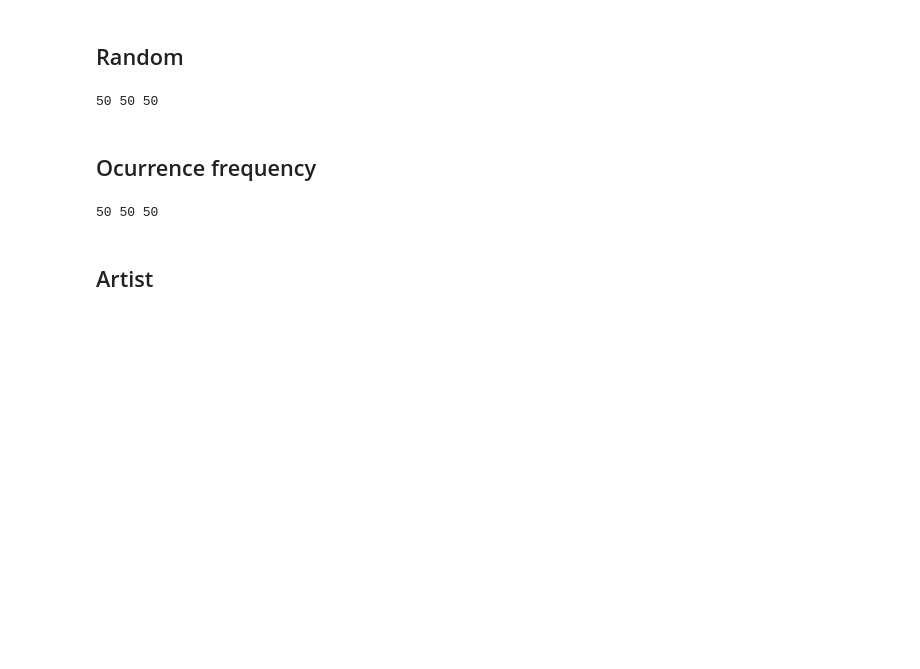
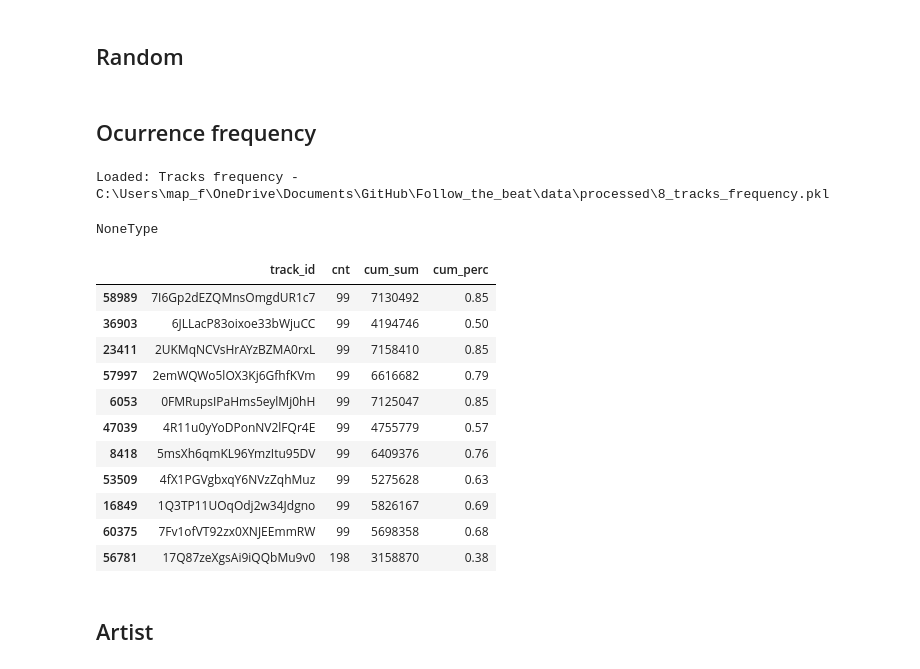
Before and after one commit to MarceloAlvesPereira/Follow_the_beat, a Jupyter notebook: Feel_the_rhythm_5_co_ocurrence.ipynb, the cells around one changed output. Cells and saved outputs as stored; diff of their text form; code cells hidden in the pictures; blank space fills up the shorter version.

```diff
--- a/Feel_the_rhythm_5_co_ocurrence.ipynb
+++ b/Feel_the_rhythm_5_co_ocurrence.ipynb
@@ -302,7 +302,9 @@ def prepare_inputs(playlist_trx, trx_train, trx_test, fraction):
 def get_trk_rnd(playlist_trx, trx_train, trx_test, fraction):
     trx_available, reference_trx, expected_trx = prepare_inputs(playlist_trx, trx_train, trx_test, fraction)
 
-    selected_trx = random.sample(trx_available['id'].values.tolist(), len(expected_trx))
+    select = random.sample(trx_available['id'].values.tolist(), len(expected_trx))
+
+    selected_trx = trx_available[trx_available.id.isin(select)]
 
     return reference_trx, expected_trx, selected_trx
 
@@ -312,5 +314,3 @@ def get_trk_rnd(playlist_trx, trx_train, trx_test, fraction):
 #     df_tracks_test, .5)
 # print(len(reference_trx), len(expected_trx), len(selected_trx))
 # reference_trx, expected_trx, selected_trx
-# %% [output]
-50 50 50
@@ -374,15 +357,47 @@ trx.head()
+# %%
+b = get_trx_freq(co_occurrence_tracks_train)
+# print(len(tracks_frequency))
+# %% [output]
+Loaded: Tracks frequency - C:\Users\map_f\OneDrive\Documents\GitHub\Follow_the_beat\data\processed\8_tracks_frequency.pkl
+# %%
+data_path = os.getcwd() + '\\data\\processed\\8_tracks_frequency.pkl'
+txt = 'Tracks frequency - ' + data_path
+if os.path.exists(data_path):
+    print('Loaded: ' + txt)
+    with open(data_path, 'rb') as f:
+        c = pickle.load(f)
+# %% [output]
+NoneType
+# %%
+a = tracks_frequency.groupby('cnt', group_keys=False).apply(lambda x: x.sample(frac=20/len(tracks_frequency)))
+a
+# %% [output]
+|  | track_id | cnt | cum_sum | cum_perc |
+| 58989 | 7I6Gp2dEZQMnsOmgdUR1c7 | 99 | 7130492 | 0.85 |
+| 36903 | 6JLLacP83oixoe33bWjuCC | 99 | 4194746 | 0.50 |
+| 23411 | 2UKMqNCVsHrAYzBZMA0rxL | 99 | 7158410 | 0.85 |
+| 57997 | 2emWQWo5lOX3Kj6GfhfKVm | 99 | 6616682 | 0.79 |
+| 6053 | 0FMRupsIPaHms5eylMj0hH | 99 | 7125047 | 0.85 |
+| 47039 | 4R11u0yYoDPonNV2lFQr4E | 99 | 4755779 | 0.57 |
+| 8418 | 5msXh6qmKL96YmzItu95DV | 99 | 6409376 | 0.76 |
+| 53509 | 4fX1PGVgbxqY6NVzZqhMuz | 99 | 5275628 | 0.63 |
+| 16849 | 1Q3TP11UOqOdj2w34Jdgno | 99 | 5826167 | 0.69 |
+| 60375 | 7Fv1ofVT92zx0XNJEEmmRW | 99 | 5698358 | 0.68 |
+| 56781 | 17Q87zeXgsAi9iQQbMu9v0 | 198 | 3158870 | 0.38 |
 # %%
 def get_trk_frq(playlist_trx, trx_train, trx_test, fraction):
     trx_available, reference_trx, expected_trx = prepare_inputs(playlist_trx, trx_train, trx_test, fraction)
 
-    selected_trx = random.sample(trx_available['id'].values.tolist(), len(expected_trx))
+    select = random.sample(trx_available['id'].values.tolist(), len(expected_trx))
+
+    selected_trx = trx_available[trx_available.id.isin(select)]
+    selected_trx = trx_available.groupby('cnt', group_keys=False).apply(lambda x: x.sample(frac=20/len(trx_available)))
 
     return reference_trx, expected_trx, selected_trx
 
-reference_trx, expected_trx, selected_trx = get_trk_rnd(
-    df_playlists_test['1h4bUPnrpgn8qXGJ5dvTsu'], df_tracks_train,
-    df_tracks_test, .5)
-print(len(reference_trx), len(expected_trx), len(selected_trx))
+
+# reference_trx, expected_trx, selected_trx = get_trk_rnd(
+#     df_playlists_test['1h4bUPnrpgn8qXGJ5dvTsu'], df_tracks_train,
+#     df_tracks_test, .5)
+# print(len(reference_trx), len(expected_trx), len(selected_trx))
 # reference_trx, expected_trx, selected_trx
-# %% [output]
-50 50 50
```
Also changed, not shown: parts of 29 cells of this notebook.
